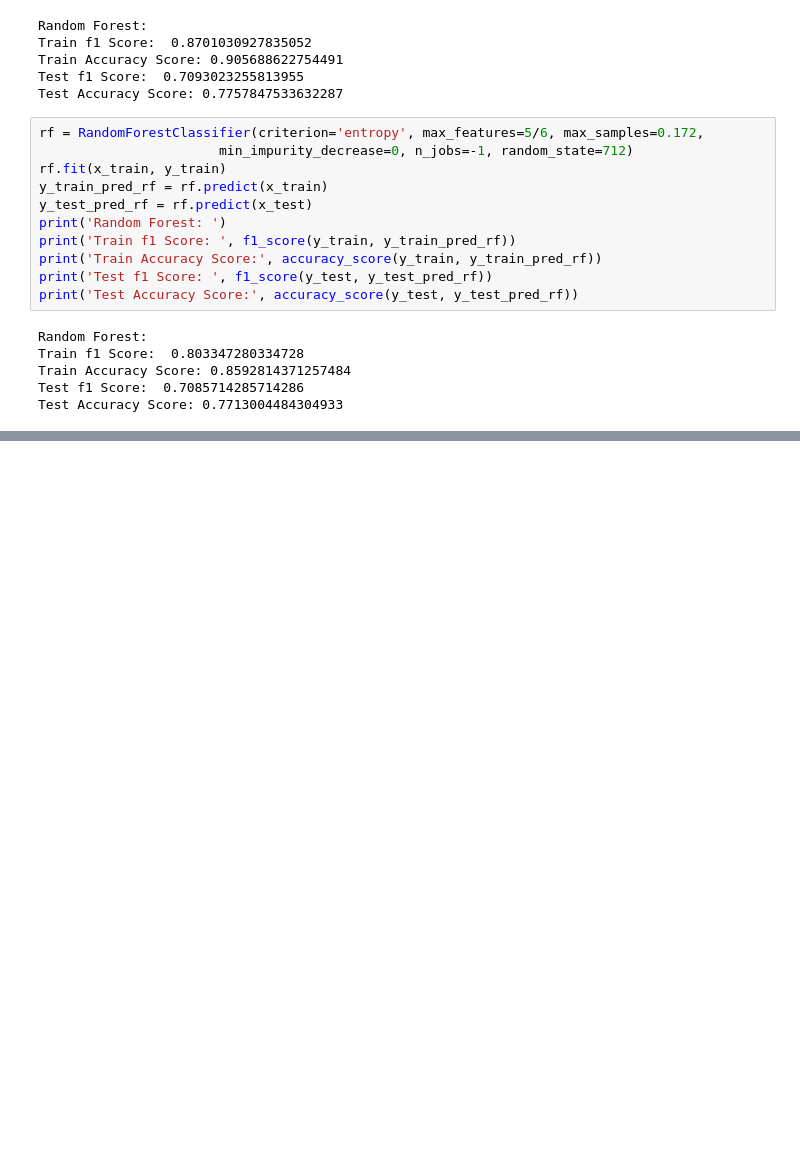
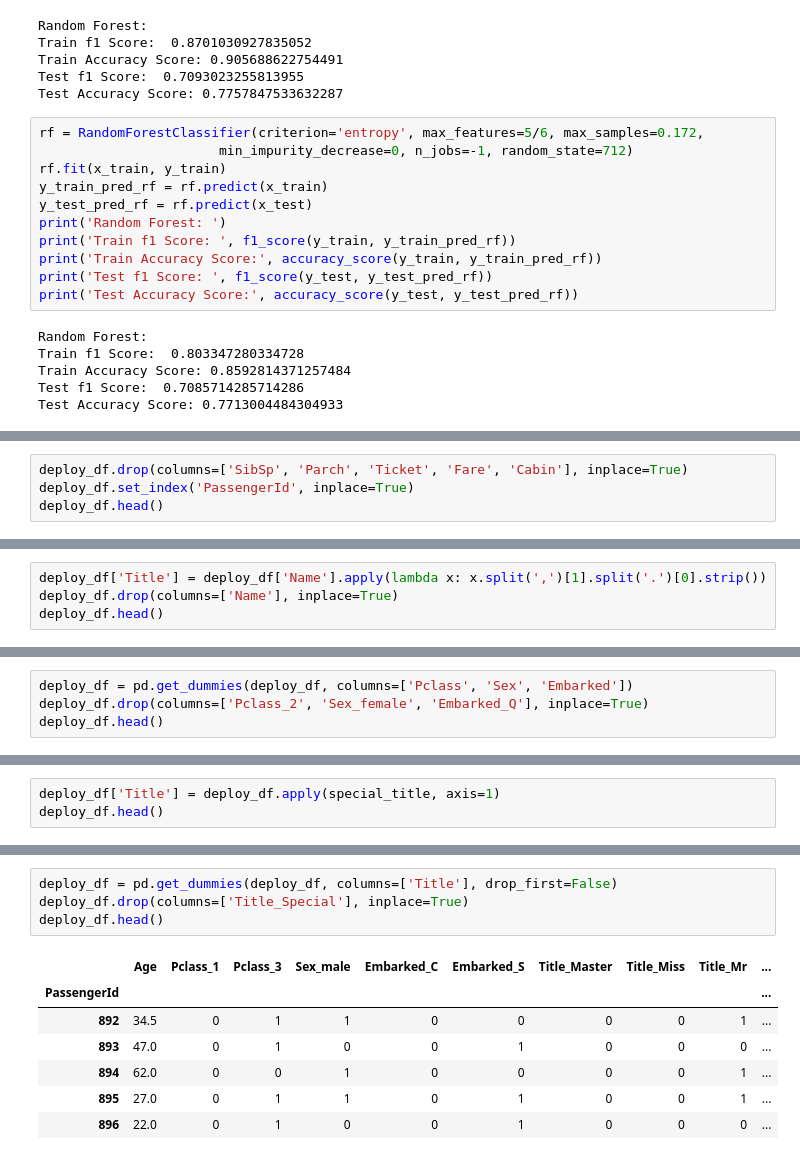
Before and after one commit to blantj/Titanic_Survival_Classification, a Jupyter notebook: Modeling-Title-Impute.ipynb, the cells around one changed output, grey strips where cells are left out. Drawn from its saved outputs; the diff is of its cells as text; blank space fills up the shorter version.

```diff
--- a/Modeling-Title.ipynb
+++ b/Modeling-Title-Impute.ipynb
@@ -577,0 +579,4 @@ print('Test Accuracy Score:', accuracy_score(y_test, y_test_pred_vc))
+# %%
+deploy_df.drop(columns=['SibSp', 'Parch', 'Ticket', 'Fare', 'Cabin'], inplace=True)
+deploy_df.set_index('PassengerId', inplace=True)
+deploy_df.head()
@@ -577,0 +591,4 @@ print('Test Accuracy Score:', accuracy_score(y_test, y_test_pred_vc))
+# %%
+deploy_df['Title'] = deploy_df['Name'].apply(lambda x: x.split(',')[1].split('.')[0].strip())
+deploy_df.drop(columns=['Name'], inplace=True)
+deploy_df.head()
@@ -577,0 +603,4 @@ print('Test Accuracy Score:', accuracy_score(y_test, y_test_pred_vc))
+# %%
+deploy_df = pd.get_dummies(deploy_df, columns=['Pclass', 'Sex', 'Embarked'])
+deploy_df.drop(columns=['Pclass_2', 'Sex_female', 'Embarked_Q'], inplace=True)
+deploy_df.head()
@@ -577,0 +615,3 @@ print('Test Accuracy Score:', accuracy_score(y_test, y_test_pred_vc))
+# %%
+deploy_df['Title'] = deploy_df.apply(special_title, axis=1)
+deploy_df.head()
@@ -577,0 +626,12 @@ print('Test Accuracy Score:', accuracy_score(y_test, y_test_pred_vc))
+# %%
+deploy_df = pd.get_dummies(deploy_df, columns=['Title'], drop_first=False)
+deploy_df.drop(columns=['Title_Special'], inplace=True)
+deploy_df.head()
+# %% [output]
+|  | Age | Pclass_1 | Pclass_3 | Sex_male | Embarked_C | Embarked_S | Title_Master | Title_Miss | Title_Mr | ... |
+| PassengerId |  |  |  |  |  |  |  |  |  | ... |
+| 892 | 34.5 | 0 | 1 | 1 | 0 | 0 | 0 | 0 | 1 | ... |
+| 893 | 47.0 | 0 | 1 | 0 | 0 | 1 | 0 | 0 | 0 | ... |
+| 894 | 62.0 | 0 | 0 | 1 | 0 | 0 | 0 | 0 | 1 | ... |
+| 895 | 27.0 | 0 | 1 | 1 | 0 | 1 | 0 | 0 | 1 | ... |
+| 896 | 22.0 | 0 | 1 | 0 | 0 | 1 | 0 | 0 | 0 | ... |
```
Also changed, not shown: parts of 16 cells of this notebook, 3 other files.
